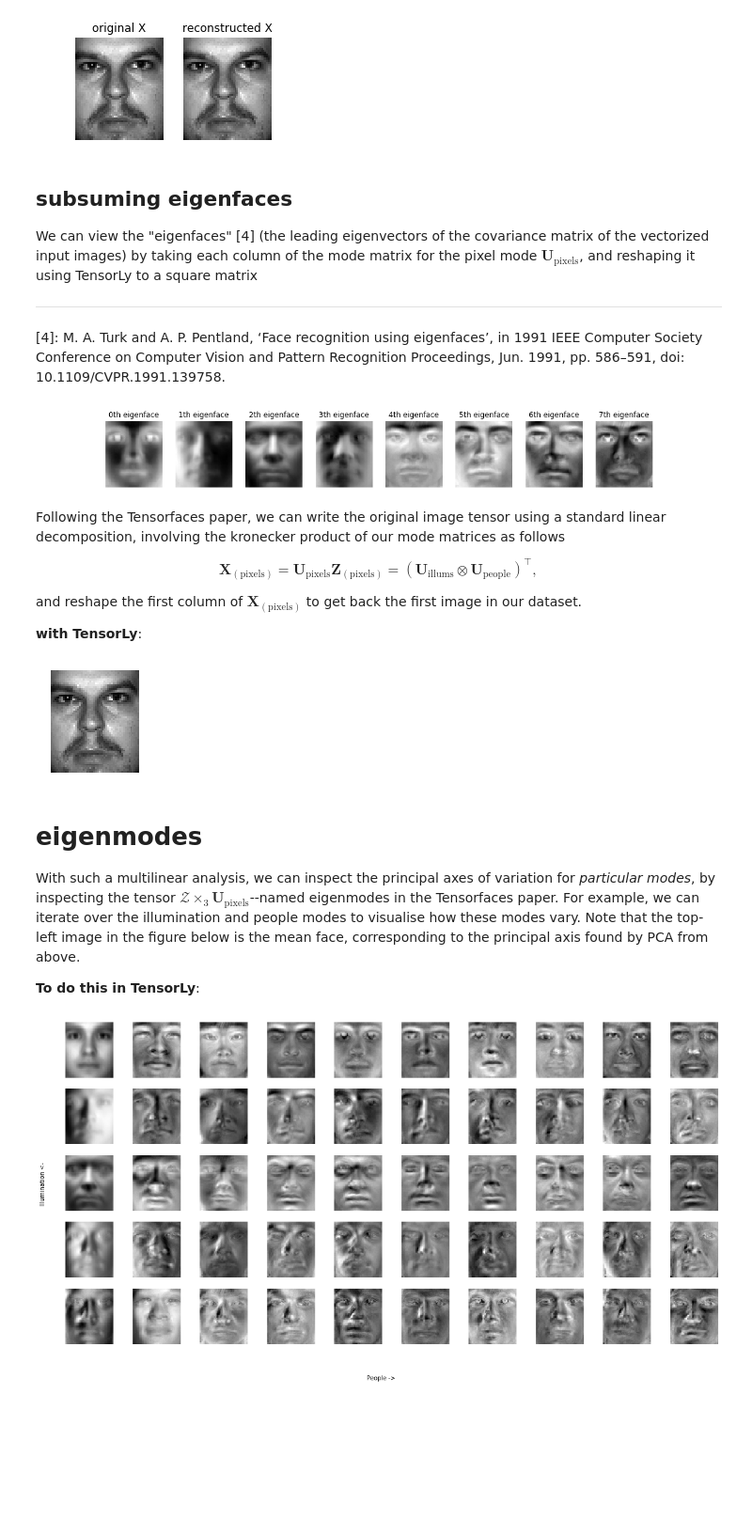
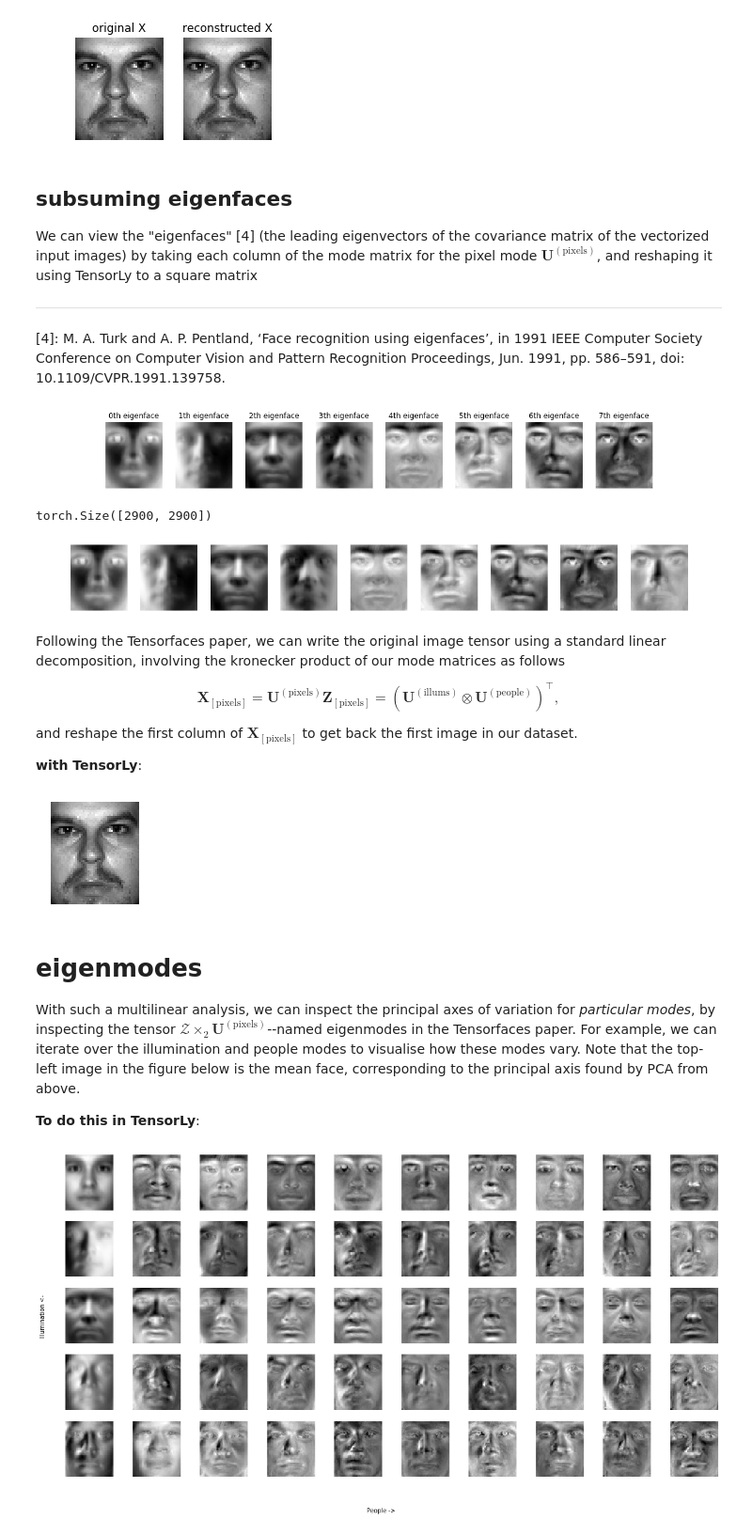
Before and after one commit to tensorly/Proceedings_IEEE_companion_notebooks, a Jupyter notebook: tensorfaces.ipynb, the cells around one changed output. Shown at 94% size. Saved outputs shown, nothing was run; the diff lists cells and outputs as text; code cells hidden in the pictures; blank space fills up the shorter version.

Commit message:
use consistent notation (0-based indexing + [] for mode-n unfolding)

```diff
--- a/tensorfaces.ipynb
+++ b/tensorfaces.ipynb
@@ -200,7 +200,7 @@ show_images([X[0,0], X_hat[0,0]], 1, 2, img_size, figsize=(5,2), titles=['origin
 # %% [markdown]
 ## subsuming eigenfaces
 
-We can view the "eigenfaces" [4] (the leading eigenvectors of the covariance matrix of the vectorized input images) by taking each column of the mode matrix for the pixel mode $\mathbf{U}_\text{pixels}$, and reshaping it using TensorLy to a square matrix
+We can view the "eigenfaces" [4] (the leading eigenvectors of the covariance matrix of the vectorized input images) by taking each column of the mode matrix for the pixel mode $\mathbf{U}^{(\text{pixels})}$, and reshaping it using TensorLy to a square matrix
 
 ---
 
@@ -210,12 +210,19 @@ leading_eigenfaces = [factors[-1][:, i] for i in range(8)]
 show_images(leading_eigenfaces, 1, 8, img_size, figsize=(20,2), titles=['{}th eigenface'.format(i) for i in range(8)])
 # %% [output]
 [figure]
+# %%
+print(factors[-1].shape)
+leading_eigenfaces = [factors[-1][:, i] for i in range(9)]
+show_images(leading_eigenfaces, 1, 9, img_size, figsize=(20,2))
+# %% [output]
+torch.Size([2900, 2900])
+[figure, added]
 # %% [markdown]
 Following the Tensorfaces paper, we can write the original image tensor using a standard linear decomposition, involving the kronecker product of our mode matrices as follows
 
-$$\mathbf{X}_{(\text{pixels})} = \mathbf{U}_\text{pixels}\mathbf{Z}_{(\text{pixels})} = \left( \mathbf{U}_\text{illums} \otimes \mathbf{U}_\text{people} \right)^\top,$$
+$$\mathbf{X}_{[\text{pixels}]} = \mathbf{U}^{(\text{pixels})}\mathbf{Z}_{[\text{pixels}]} = \left( \mathbf{U}^{(\text{illums})} \otimes \mathbf{U}^{(\text{people})} \right)^\top,$$
 
-and reshape the first column of $\mathbf{X}_{(\text{pixels})}$ to get back the first image in our dataset.
+and reshape the first column of $\mathbf{X}_{[\text{pixels}]}$ to get back the first image in our dataset.
 
 **with TensorLy**:
 # %%
@@ -233,7 +240,7 @@ show_images([X_pixels[:, 0]], 1, 1, img_size, figsize=(2,2))
 # %% [markdown]
 # eigenmodes
 
-With such a multilinear analysis, we can inspect the principal axes of variation for *particular modes*, by inspecting the tensor $\mathcal{Z}\times_3\mathbf{U}_\text{pixels}$--named eigenmodes in the Tensorfaces paper. For example, we can iterate over the illumination and people modes to visualise how these modes vary. Note that the top-left image in the figure below is the mean face, corresponding to the principal axis found by PCA from above.
+With such a multilinear analysis, we can inspect the principal axes of variation for *particular modes*, by inspecting the tensor $\mathcal{Z}\times_2\mathbf{U}^{(\text{pixels})}$--named eigenmodes in the Tensorfaces paper. For example, we can iterate over the illumination and people modes to visualise how these modes vary. Note that the top-left image in the figure below is the mean face, corresponding to the principal axis found by PCA from above.
 
 **To do this in TensorLy**:
 # %%
```
Also changed, not shown: parts of 5 cells of this notebook, 1 other file.
